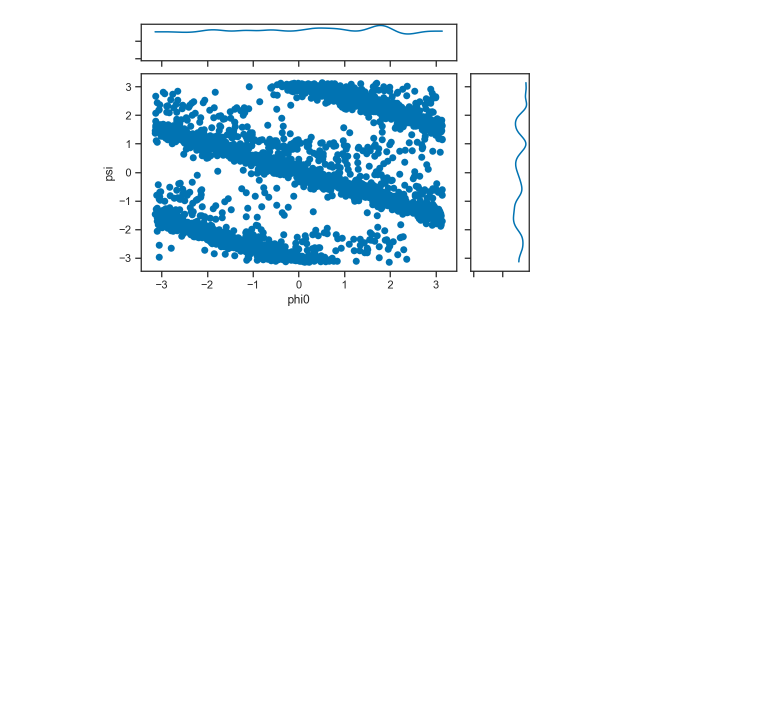
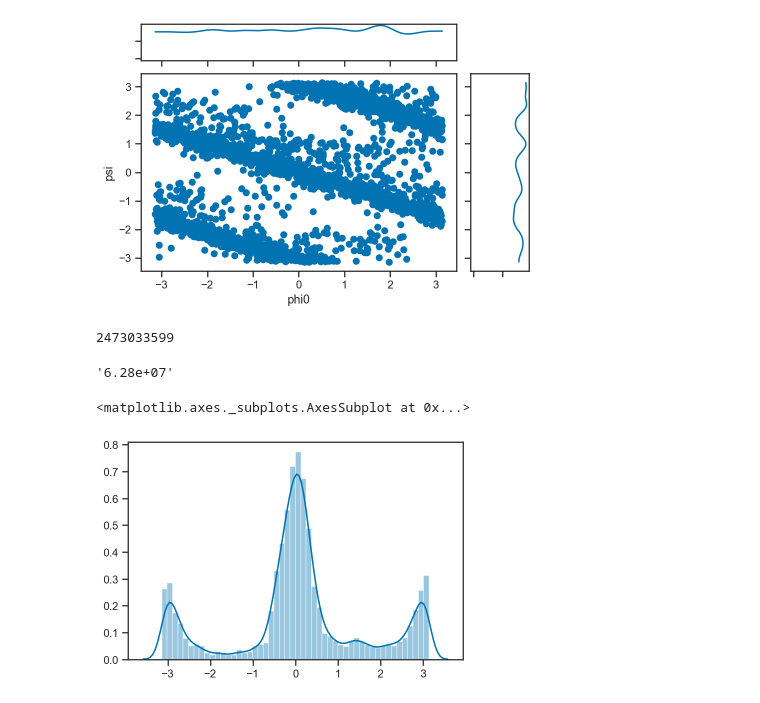
Before and after one commit to farr/GBPyro, a Jupyter notebook: LISASprint.ipynb, the cells around one changed output. Saved outputs shown, nothing was run; the diff lists cells and outputs as text; code cells hidden in the pictures; blank space fills up the shorter version.

```diff
--- a/LISASprint.ipynb
+++ b/LISASprint.ipynb
@@ -494,3 +502,16 @@ array([<matplotlib.axes._subplots.AxesSubplot object at 0x...>,
        <matplotlib.axes._subplots.AxesSubplot object at 0x...>],
       dtype=object)
 [figure]
+# %%
+randint(1<<32)
+# %% [output]
+2473033599
+# %%
+'{:.3g}'.format(2*pi*1e7)
+# %% [output]
+'6.28e+07'
+# %%
+sns.distplot(fmod(2*fit.posterior.psi.values.flatten() + fit.posterior.phi0.values.flatten(), pi))
+# %% [output]
+<matplotlib.axes._subplots.AxesSubplot at 0x...>
+[figure, added]
```
Also changed, not shown: parts of 5 cells of this notebook, 7 other files.
